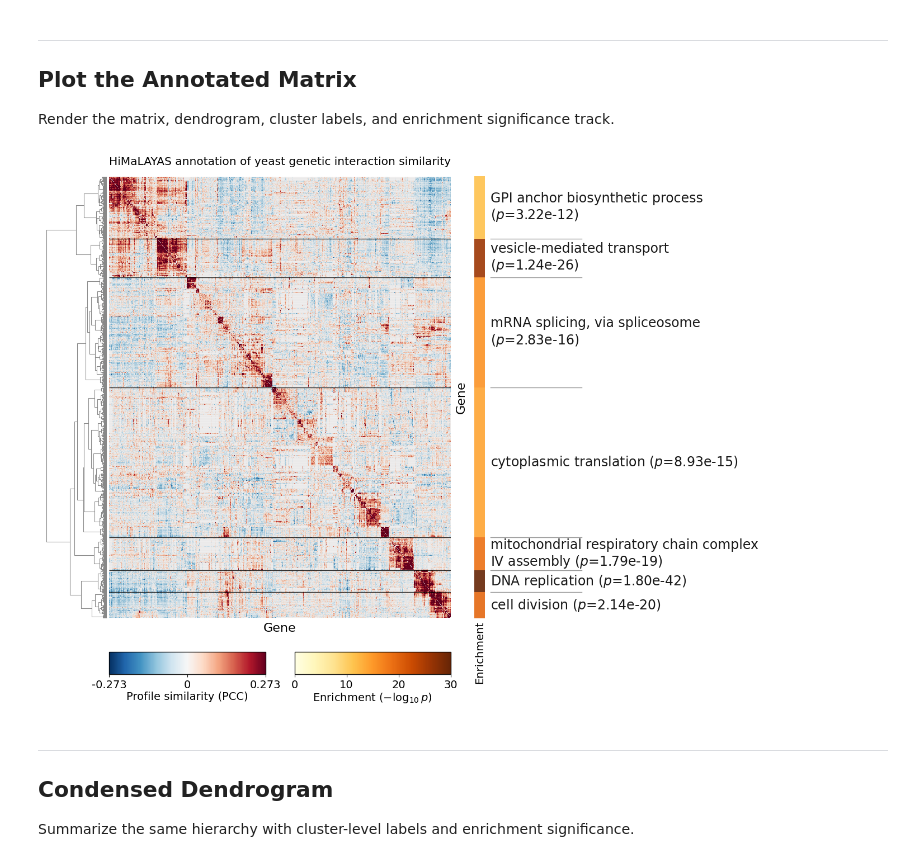
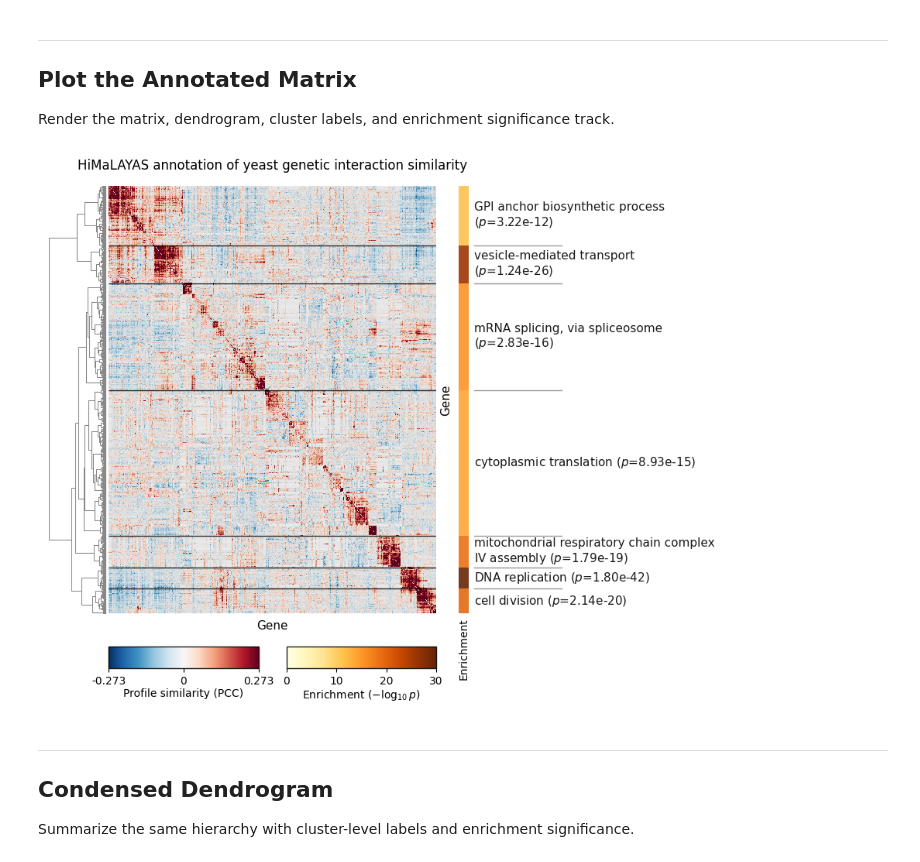
Before and after one commit to himalayas-base/himalayas-docs, a Jupyter notebook: notebooks/quickstart.ipynb, the cells around one changed output. Cells and saved outputs as stored; diff of their text form; code cells hidden in the pictures.

```diff
--- a/notebooks/quickstart.ipynb
+++ b/notebooks/quickstart.ipynb
@@ -182,7 +184,7 @@ plotter = (
         "HiMaLAYAS annotation of yeast genetic interaction similarity",
         color=LABEL_COLOR,
         font=FONT,
-        fontsize=14.5,
+        fontsize=12,
     )
     .plot_dendrogram(
         axes=[0.06, 0.16, 0.09, 0.79],
@@ -196,13 +198,13 @@ plotter = (
         vmin=-vlim,
         vmax=vlim,
         outer_lw=0,
-        figsize=(13, 10),
+        figsize=(9, 7),
         subplots_adjust={"left": 0.15, "right": 0.62, "bottom": 0.16, "top": 0.95},
     )
     .plot_matrix_axis_labels(
         xlabel="Gene",
         ylabel="Gene",
-        fontsize=16,
+        fontsize=11,
         font=FONT,
         color=LABEL_COLOR,
         xlabel_pad=6.0,
@@ -221,7 +223,7 @@ plotter = (
         wrap_width=40,
         overflow="wrap",
         font=FONT,
-        fontsize=17,
+        fontsize=11,
         color=LABEL_COLOR,
         skip_unlabeled=False,
         label_fields=("label", "p"),
@@ -246,7 +248,7 @@ plotter = (
     )
     .plot_bar_labels(
         font=FONT,
-        fontsize=14,
+        fontsize=10,
         color=LABEL_COLOR,
         pad=4,
         rotation=90,
@@ -256,35 +258,35 @@ plotter = (
         cmap="RdBu_r",
         norm=Normalize(-vlim, vlim),
         label="Profile similarity (PCC)",
         ticks=[-vlim, 0, vlim],
     )
     .add_colorbar(
         name="enrichment",
         cmap="YlOrBr",
         norm=Normalize(0, 30),
         label=r"Enrichment ($-\log_{10}p$)",
         ticks=[0, 10, 20, 30],
     )
     .plot_colorbars(
         ncols=2,
         height=0.04,
         gap=0.06,
         label_pad=2.0,
         hpad=0.04,
         vpad=0.00,
-        fontsize=14,
+        fontsize=10,
         font=FONT,
         color=LABEL_COLOR,
         border_color=LABEL_COLOR,
         border_width=1.0,
         border_alpha=0.9,
         tick_decimals=3,
     )
 )
 
 plotter.show()
 # %% [output]
-[figure, old version]
+[figure, new version]
 # %% [markdown]
 ---
 
```
Also changed, not shown: parts of 2 cells of this notebook, 3 other files.
